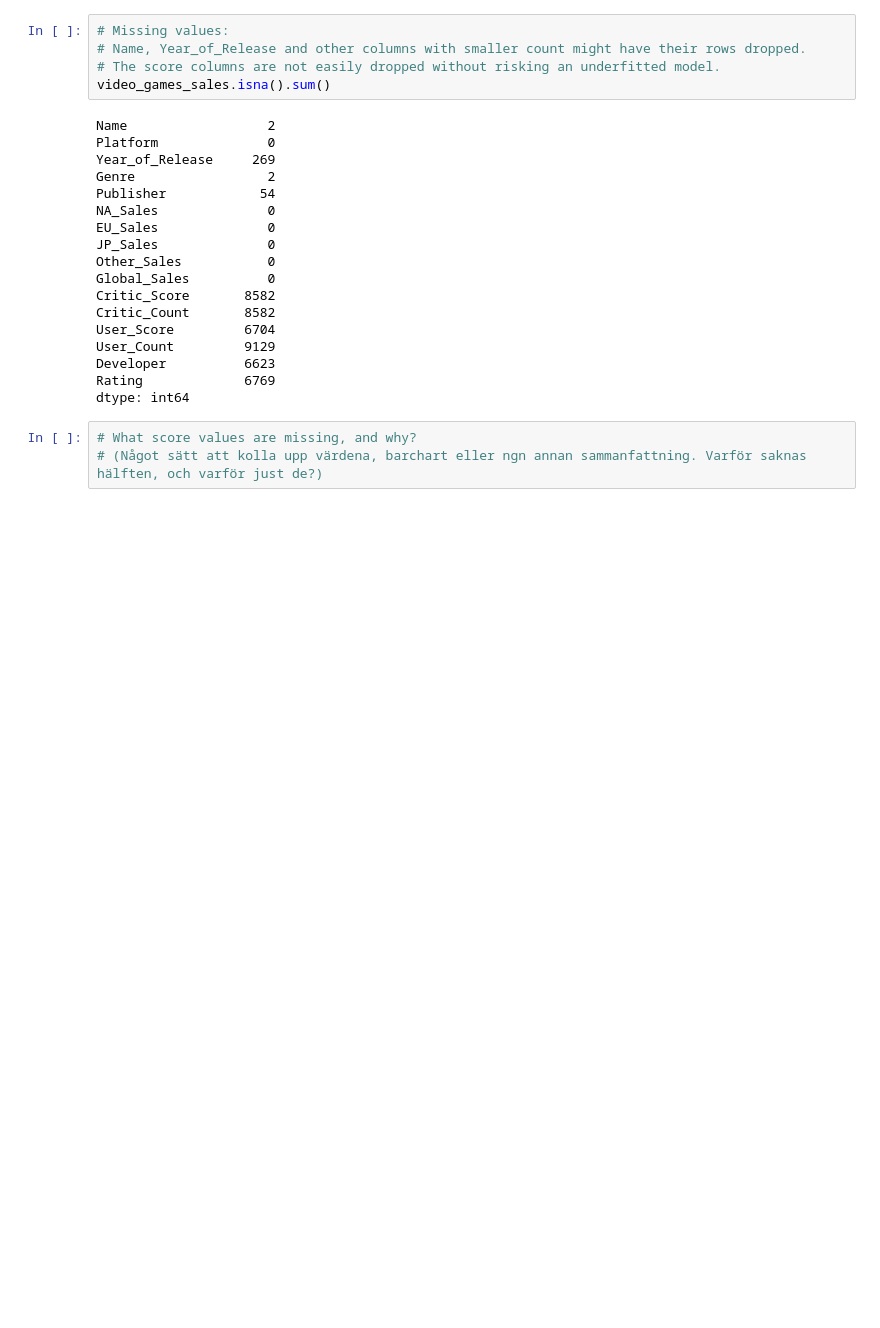
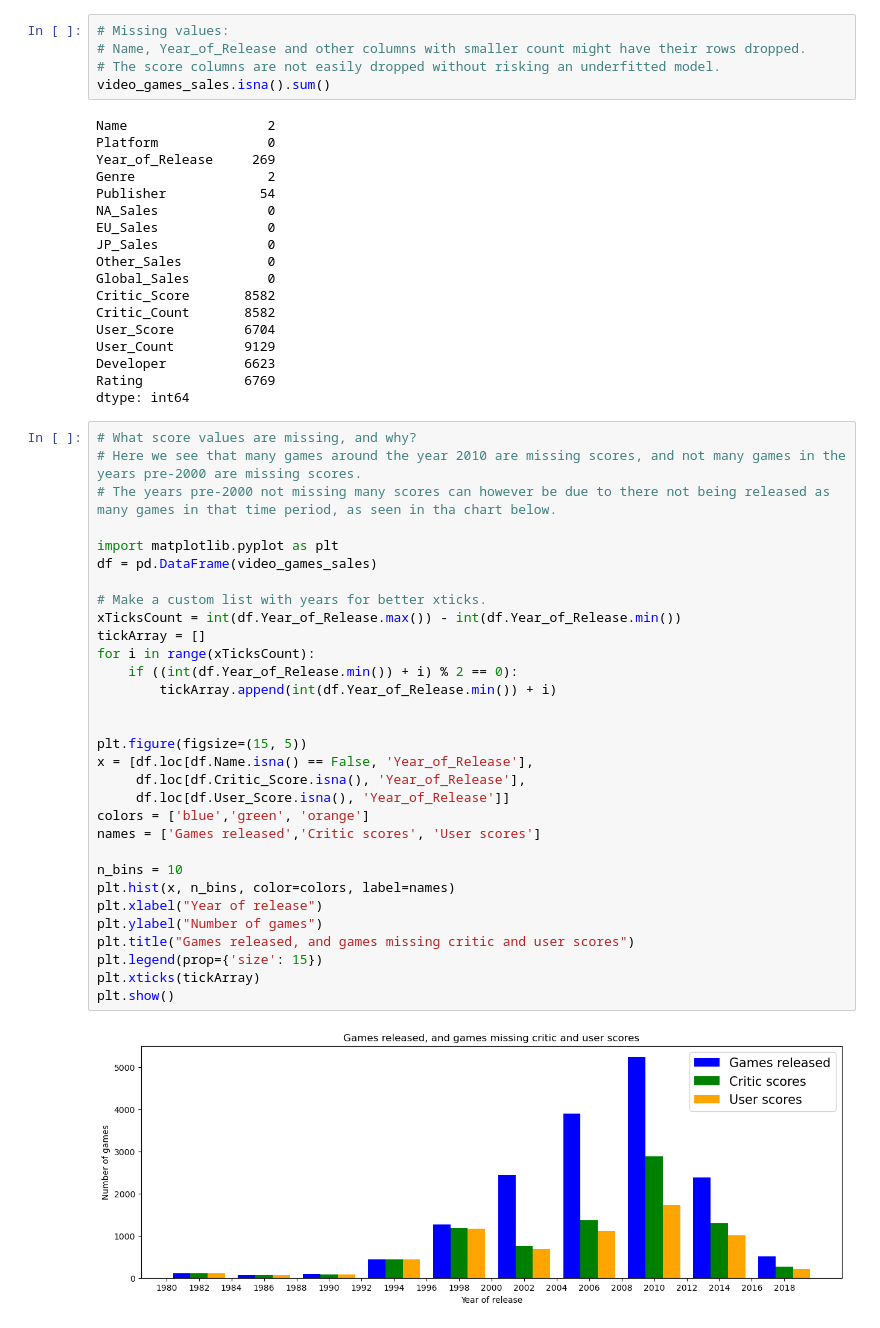
Before and after one commit to dawnbanawn/ML_Game_Sales, a Jupyter notebook: Video_Game_Sales.ipynb, the cells around one changed output. Drawn from its saved outputs; the diff is of its cells as text; blank space fills up the shorter version.

Commit message:
Update Video_Game_Sales.ipynb
Histogram showing missing scores

```diff
--- a/Video_Game_Sales.ipynb
+++ b/Video_Game_Sales.ipynb
@@ -92,6 +93,36 @@ User_Count         9129
 Developer          6623
 Rating             6769
 dtype: int64
-# %%
-# What score values are missing, and why?
-# (Något sätt att kolla upp värdena, barchart eller ngn annan sammanfattning. Varför saknas hälften, och varför just de?)
+# %%
+# What score values are missing, and why?
+# Here we see that many games around the year 2010 are missing scores, and not many games in the years pre-2000 are missing scores.
+# The years pre-2000 not missing many scores can however be due to there not being released as many games in that time period, as seen in tha chart below.
+
+import matplotlib.pyplot as plt
+df = pd.DataFrame(video_games_sales)
+
+# Make a custom list with years for better xticks.
+xTicksCount = int(df.Year_of_Release.max()) - int(df.Year_of_Release.min())
+tickArray = []
+for i in range(xTicksCount):
+    if ((int(df.Year_of_Release.min()) + i) % 2 == 0):
+        tickArray.append(int(df.Year_of_Release.min()) + i)
+
+
+plt.figure(figsize=(15, 5))
+x = [df.loc[df.Name.isna() == False, 'Year_of_Release'],
+     df.loc[df.Critic_Score.isna(), 'Year_of_Release'],
+     df.loc[df.User_Score.isna(), 'Year_of_Release']]
+colors = ['blue','green', 'orange']
+names = ['Games released','Critic scores', 'User scores']
+
+n_bins = 10
+plt.hist(x, n_bins, color=colors, label=names)
+plt.xlabel("Year of release")
+plt.ylabel("Number of games")
+plt.title("Games released, and games missing critic and user scores")
+plt.legend(prop={'size': 15})
+plt.xticks(tickArray)
+plt.show()
+# %% [output]
+[figure, added]
```
Also changed, not shown: parts of 2 cells of this notebook.
